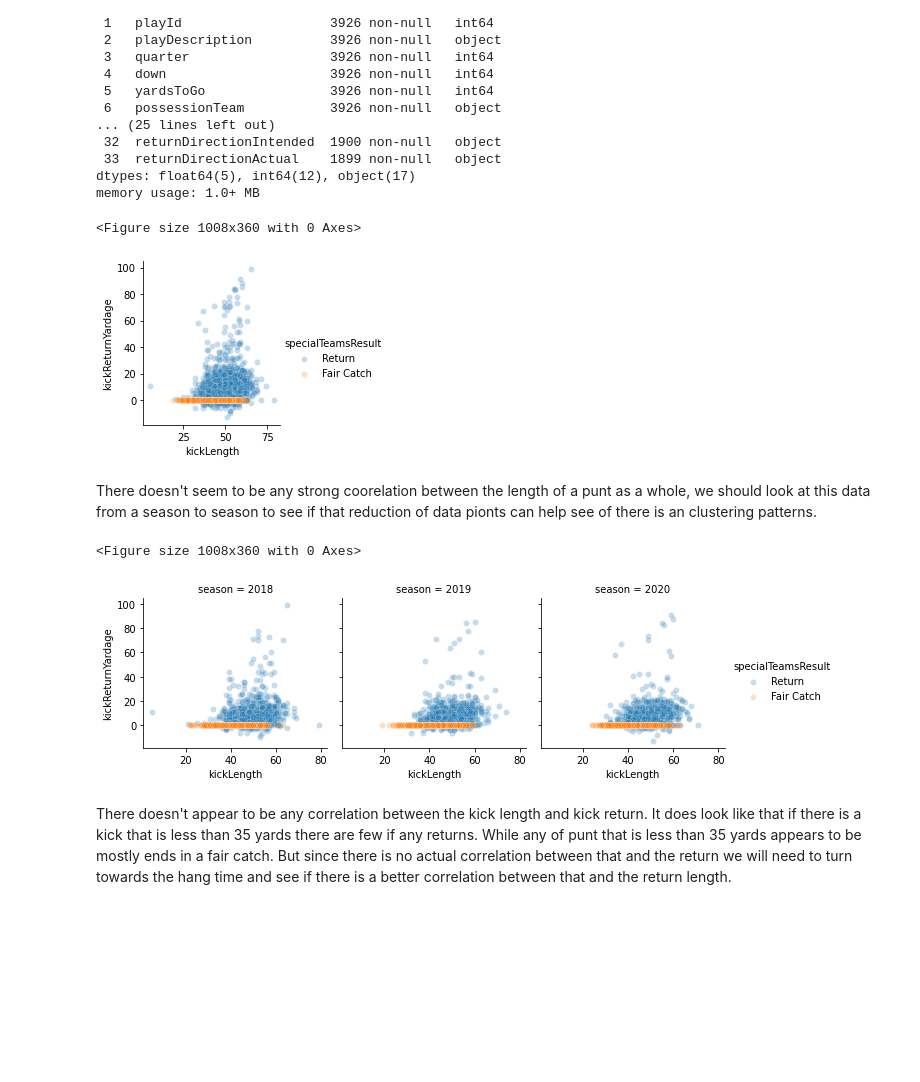
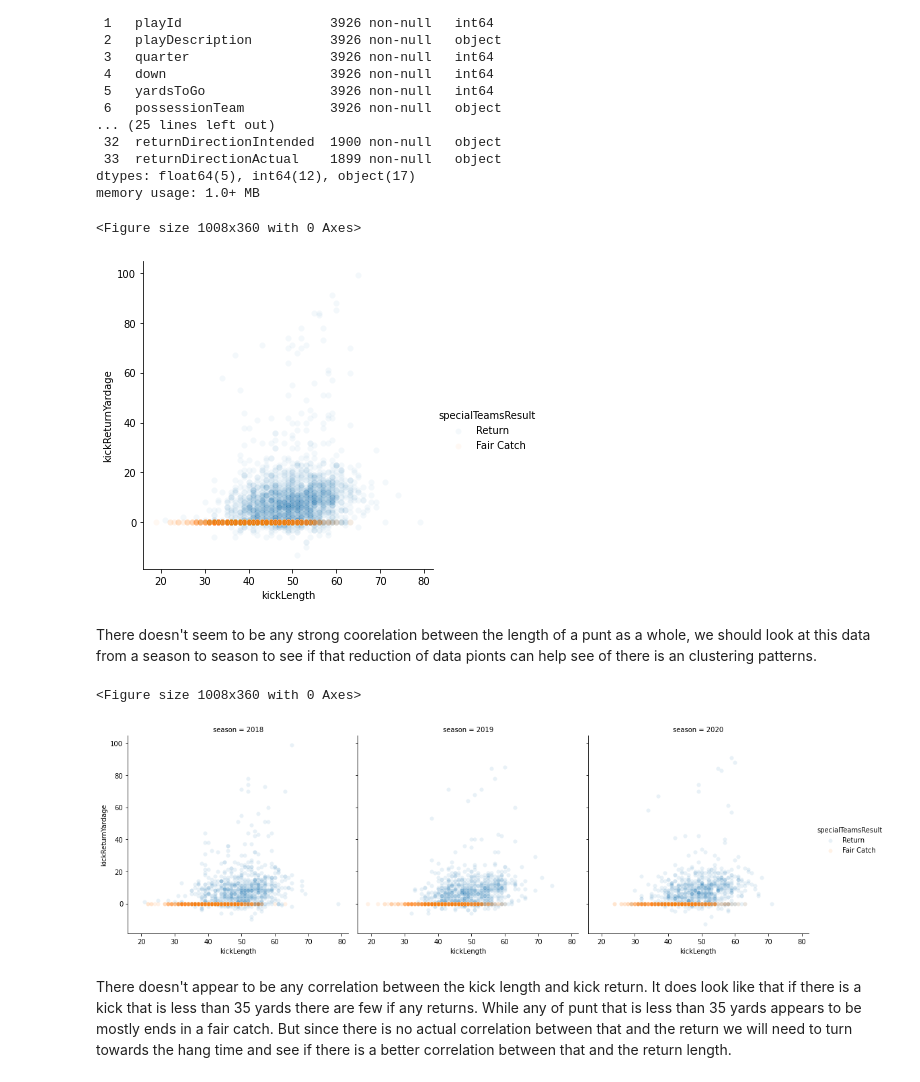
Before and after one commit to dkrejcarek/punt_analysis, a Jupyter notebook: Part_I_exploration_template.ipynb, the cells around one changed output. Saved outputs shown, nothing was run; the diff lists cells and outputs as text; code cells hidden in the pictures; blank space fills up the shorter version.

Commit message:
Add multivariante graph and ananlysis

```diff
--- a/Part_I_exploration_template.ipynb
+++ b/Part_I_exploration_template.ipynb
@@ -594,22 +602,22 @@ dtypes: float64(5), int64(12), object(17)
 memory usage: 1.0+ MB
 # %%
 plt.figure(figsize=[14,5]);
-g = sb.FacetGrid(punt_data, hue = 'specialTeamsResult')
-g.map(sb.scatterplot, 'kickLength', 'kickReturnYardage', alpha = .25)
+g = sb.FacetGrid(punt_data, hue = 'specialTeamsResult', height=5, aspect=1)
+g.map(sb.scatterplot, 'kickLength', 'kickReturnYardage', alpha = .05)
 g.add_legend();
 # %% [output]
 <Figure size 1008x360 with 0 Axes>
-[figure, old version]
+[figure, new version]
 # %% [markdown]
 There doesn't seem to be any strong coorelation between the length of a punt as a whole, we should look at this data from a season to season to see if that reduction of data pionts can help see of there is an clustering patterns.
 # %%
 plt.figure(figsize=[14,5])
-g = sb.FacetGrid(punt_data, col = 'season', hue = 'specialTeamsResult')
-g.map(sb.scatterplot, 'kickLength', 'kickReturnYardage',  alpha = .25)
+g = sb.FacetGrid(punt_data, col = 'season', hue = 'specialTeamsResult', height=5, aspect = 1)
+g.map(sb.scatterplot, 'kickLength', 'kickReturnYardage',  alpha = .1)
 g.add_legend();
 # %% [output]
 <Figure size 1008x360 with 0 Axes>
-[figure, old version]
+[figure, new version]
 # %% [markdown]
 There doesn't appear to be any correlation between the kick length and kick return.  It does look like that if there is a kick that is less than 35 yards there are few if any returns.  While any of punt that is less than 35 yards appears to be mostly ends in a fair catch.  But since there is no actual correlation between that and the return we will need to turn towards the hang time and see if there is a better correlation between that and the return length.
 # %% [markdown]
```
Also changed, not shown: parts of 6 cells of this notebook.
